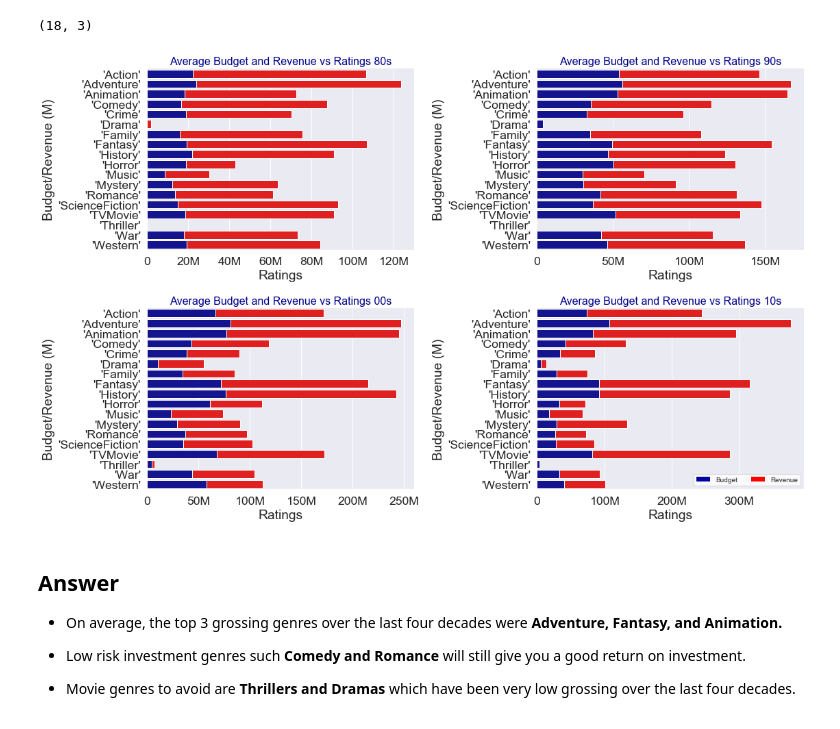
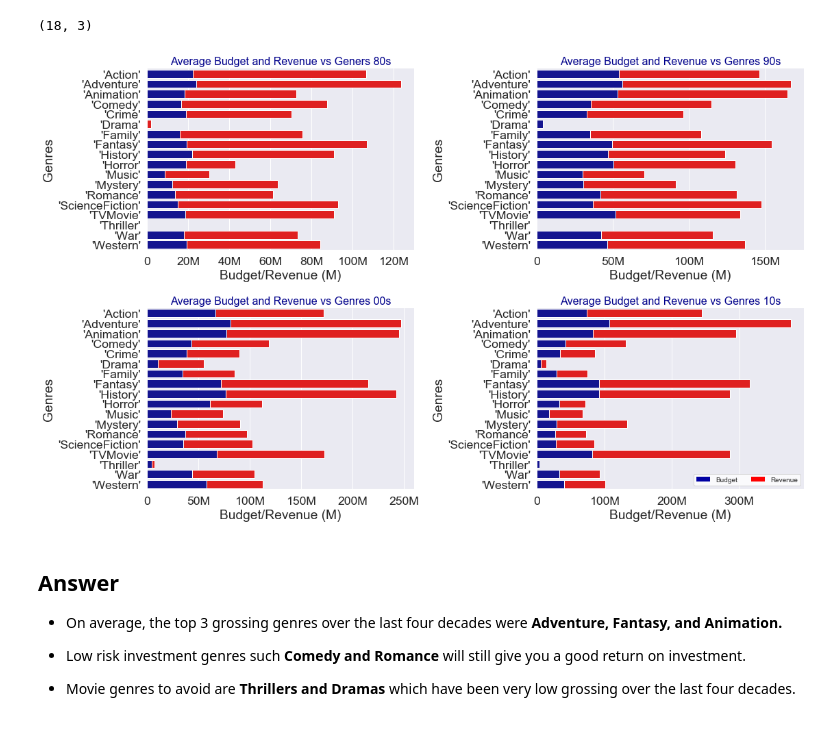
Before and after one commit to phillipojo24/dsc-mod-1-project-v2-1-onl01-dtsc-pt-041320, a Jupyter notebook: student.ipynb, the cells around one changed output. Cells and saved outputs as stored; diff of their text form; code cells hidden in the pictures.

```diff
--- a/student.ipynb
+++ b/student.ipynb
@@ -211,3 +211,6 @@ tmdb_df.head()
 | 2 | 0 | The Godfather | 03/15/1972 | ['Drama', 'Crime'] | 2h 55m | R | 87 | English | ... |
 | 3 | 0 | Schindler's List | 02/04/1994 | ['Drama', 'History', 'War'] | 3h 15m | R | 86 | English | ... |
 | 4 | 0 | Your Name. | 08/26/2016 | ['Romance', 'Animation', 'Drama'] | 1h 46m | PG | 86 | Japanese | ... |
+# %%
+tmdb_df.sort_values(by = 'movie_revenue', ascending= False, inplace = True)
+tmdb_df.head()
@@ -577,9 +587,9 @@ l.draw_frame(False)
 
 #Optional code - Make plot look nicer
 sns.despine(left=True)
-bottom_plot.set_ylabel("Budget/Revenue (M)")
-bottom_plot.set_xlabel("Ratings")
-ax[i,j].set_title('Average Budget and Revenue vs Ratings 80s' , fontsize = 16, color = 'darkblue')
+bottom_plot.set_xlabel("Budget/Revenue (M)")
+bottom_plot.set_ylabel("Genres")
+ax[i,j].set_title('Average Budget and Revenue vs Geners 80s' , fontsize = 16, color = 'darkblue')
 
 #---------------------------------------------------------------------
 
@@ -601,9 +611,9 @@ l.draw_frame(False)
 
 #Optional code - Make plot look nicer
 sns.despine(left=True)
-bottom_plot.set_ylabel("Budget/Revenue (M)")
-bottom_plot.set_xlabel("Ratings")
-ax[i,j].set_title('Average Budget and Revenue vs Ratings 90s' , fontsize = 16, color = 'darkblue')
+bottom_plot.set_xlabel("Budget/Revenue (M)")
+bottom_plot.set_ylabel("Genres")
+ax[i,j].set_title('Average Budget and Revenue vs Genres 90s' , fontsize = 16, color = 'darkblue')
 
 #---------------------------------------------------------------------
 
@@ -622,40 +632,40 @@ bottombar = plt.Rectangle((0,0),1,1,fc='#0000A3',  edgecolor = 'none')
 plt.legend([bottombar, topbar], ['Budget', 'Revenue'], loc=4, ncol = 2, prop={'size':10})
 l.draw_frame(False)
 
 #Optional code - Make plot look nicer
 sns.despine(left=True)
-bottom_plot.set_ylabel("Budget/Revenue (M)")
-bottom_plot.set_xlabel("Ratings")
-ax[i,j].set_title('Average Budget and Revenue vs Ratings 00s' , fontsize = 16, color = 'darkblue')
+bottom_plot.set_xlabel("Budget/Revenue (M)")
+bottom_plot.set_ylabel("Genres")
+ax[i,j].set_title('Average Budget and Revenue vs Genres 00s' , fontsize = 16, color = 'darkblue')
 
 
 #---------------------------------------------------------------------
 
 
 i,j = 1, 1
 
 #Plot 1 - background - "total" (top) series
 
 sns.barplot(x=  new_decade_data[4]['movie_revenue'], y= new_decade_data[0]['genre_explode'], color = "red", ax = ax[i,j])
 
 #Plot 2 - overlay - "bottom" series
 bottom_plot = sns.barplot(x = new_decade_data[4]['movie_budget'], y= new_decade_data[0]['genre_explode'], color = "#0000A3", ax = ax[i,j])
 bottom_plot.xaxis.set_major_formatter(tick.FuncFormatter(reformat_large_tick_values))
 # bottom_plot.set_xticklabels(bottom_plot.get_xticklabels(),rotation=45)
 topbar = plt.Rectangle((0,0),1,1,fc="red", edgecolor = 'none')
 bottombar = plt.Rectangle((0,0),1,1,fc='#0000A3',  edgecolor = 'none')
 plt.legend([bottombar, topbar], ['Budget', 'Revenue'], loc=4, ncol = 2, prop={'size':10})
 l.draw_frame(False)
 
 #Optional code - Make plot look nicer
 sns.despine(left=True)
-bottom_plot.set_ylabel("Budget/Revenue (M)")
-bottom_plot.set_xlabel("Ratings")
-ax[i,j].set_title('Average Budget and Revenue vs Ratings 10s' , fontsize = 16, color = 'darkblue')
+bottom_plot.set_xlabel("Budget/Revenue (M)")
+bottom_plot.set_ylabel("Genres")
+ax[i,j].set_title('Average Budget and Revenue vs Genres 10s' , fontsize = 16, color = 'darkblue')
 
 plt.tight_layout()
 # %% [output]
-[figure, old version]
+[figure, new version]
 # %% [markdown]
 ## Answer
 
```
Also changed, not shown: parts of 4 cells of this notebook, 1 other file.
